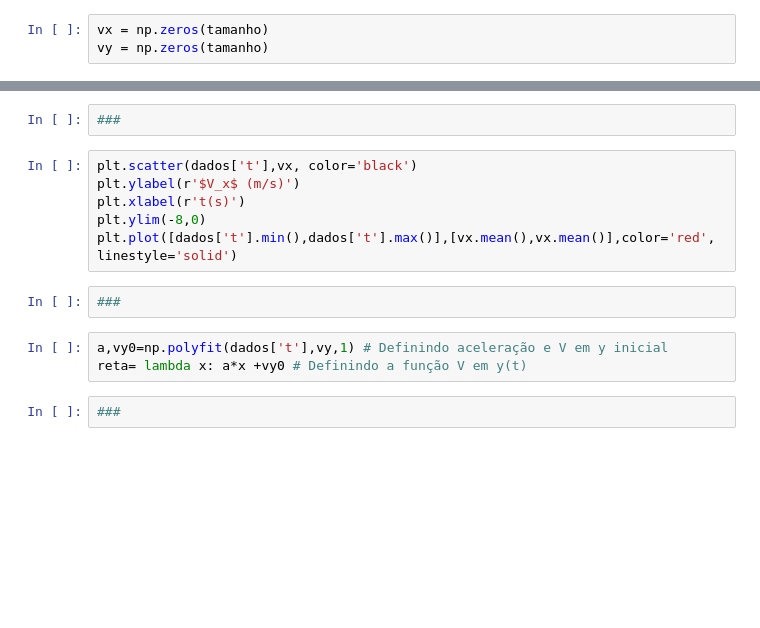
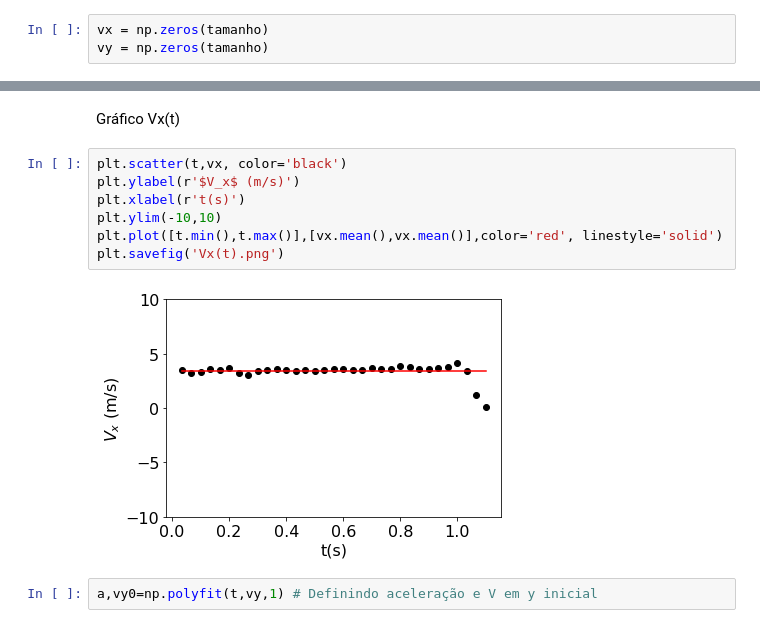
Before and after one commit to PedroMoraesFranco/Trabalho_fisica_experimental, a Jupyter notebook: codigo.ipynb, the cells around one changed output, grey strips where cells are left out. Saved outputs shown, nothing was run; the diff lists cells and outputs as text; blank space fills up the shorter version.

```diff
--- a/codigo.ipynb
+++ b/codigo.ipynb
@@ -87,15 +113,13 @@ vx.mean()
-# %%
-###
+# %% [markdown]
+Gráfico Vx(t)
 # %%
-plt.scatter(dados['t'],vx, color='black')
+plt.scatter(t,vx, color='black')
 plt.ylabel(r'$V_x$ (m/s)')
 plt.xlabel(r't(s)')
-plt.ylim(-8,0)
-plt.plot([dados['t'].min(),dados['t'].max()],[vx.mean(),vx.mean()],color='red', linestyle='solid')
+plt.ylim(-10,10)
+plt.plot([t.min(),t.max()],[vx.mean(),vx.mean()],color='red', linestyle='solid')
+plt.savefig('Vx(t).png')
+# %% [output]
+[figure, added]
-# %%
-###
 # %%
-a,vy0=np.polyfit(dados['t'],vy,1) # Definindo aceleração e V em y inicial
-reta= lambda x: a*x +vy0 # Definindo a função V em y(t)
+a,vy0=np.polyfit(t,vy,1) # Definindo aceleração e V em y inicial
-# %%
-###
```
Also changed, not shown: parts of 43 cells of this notebook, 7 other files.
